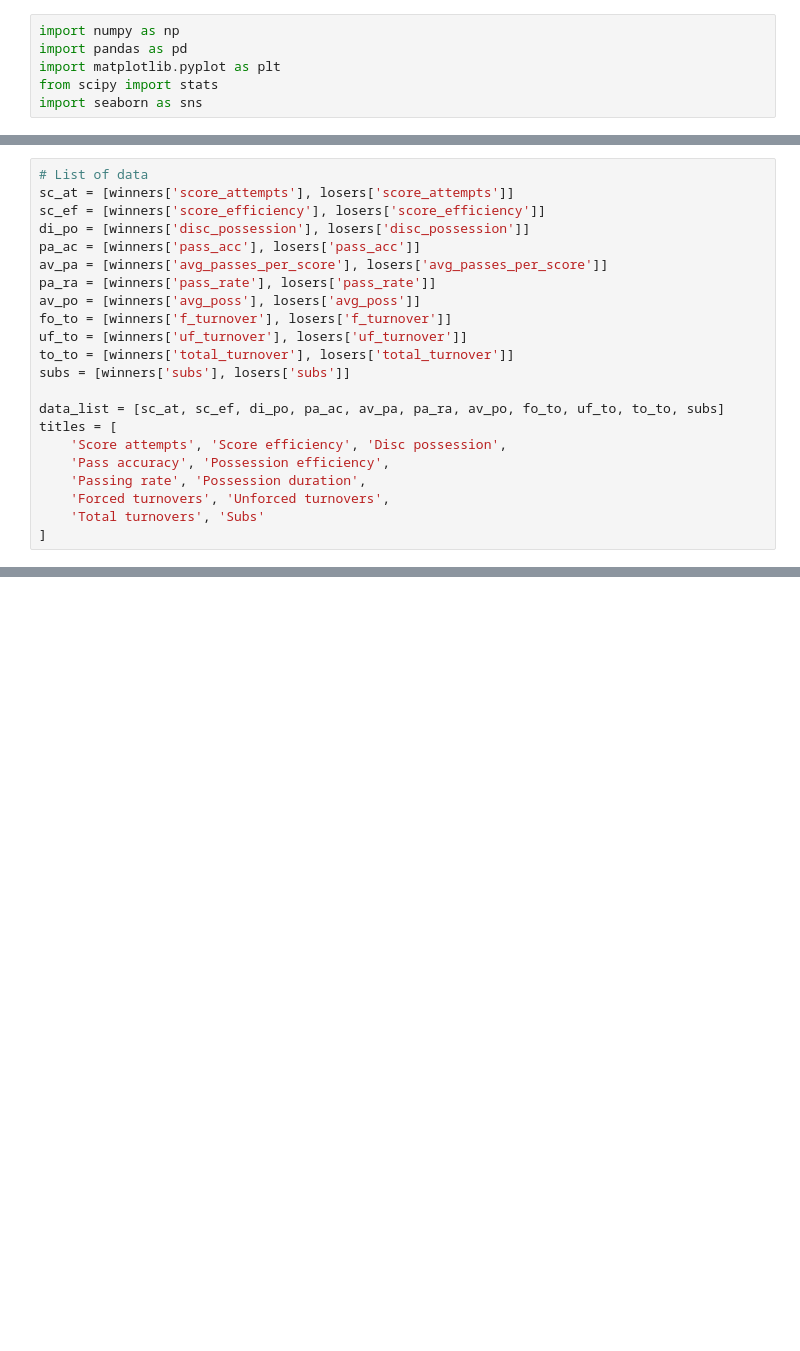
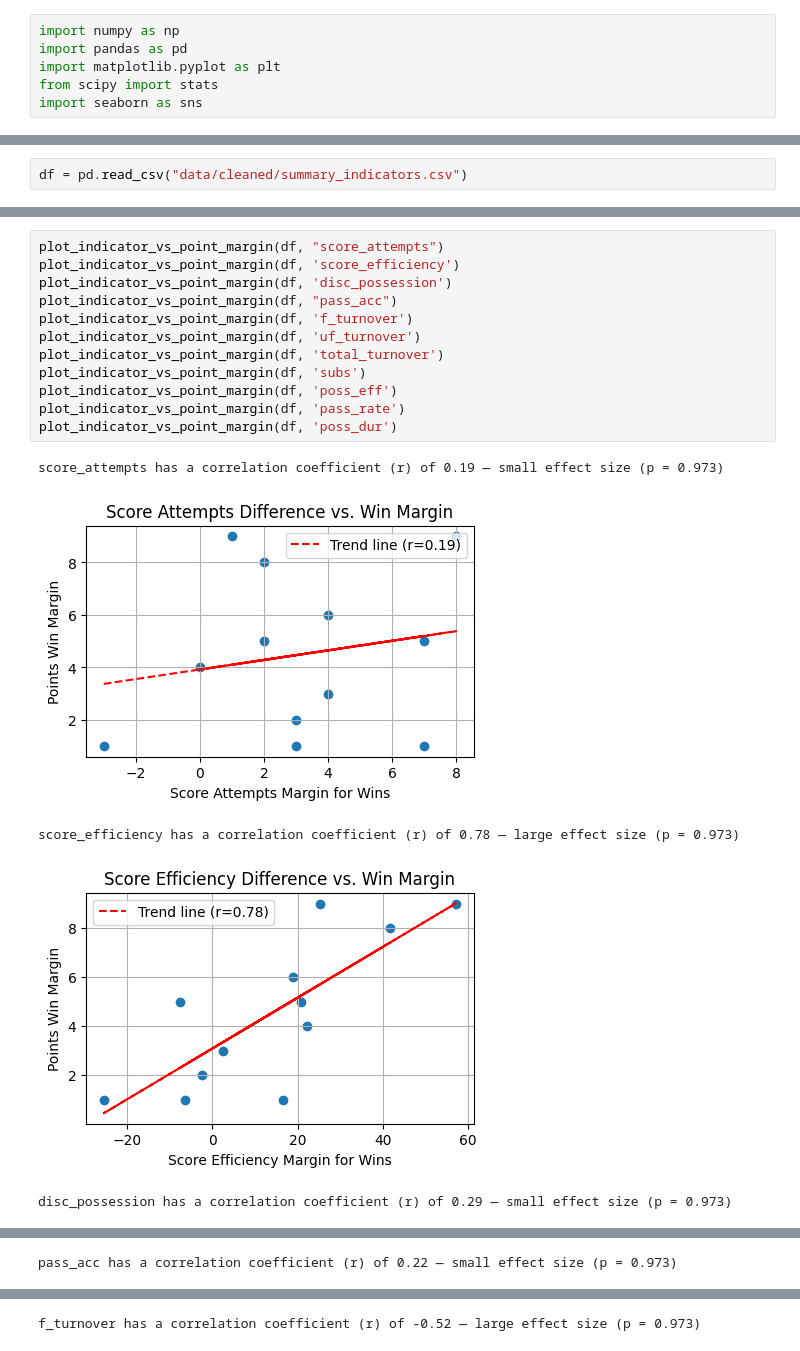
Before and after one commit to porseleyn/UF_Thesis_Analyses, a Jupyter notebook: inferential_statistics.ipynb, the cells around one changed output, grey strips where cells are left out. Saved outputs shown, nothing was run; the diff lists cells and outputs as text; blank space fills up the shorter version.

```diff
--- a/inferential_statistics.ipynb
+++ b/inferential_statistics.ipynb
@@ -263,22 +221,0 @@ plt.show()
-# %%
-# List of data
-sc_at = [winners['score_attempts'], losers['score_attempts']]
-sc_ef = [winners['score_efficiency'], losers['score_efficiency']]
-di_po = [winners['disc_possession'], losers['disc_possession']]
-pa_ac = [winners['pass_acc'], losers['pass_acc']]
-av_pa = [winners['avg_passes_per_score'], losers['avg_passes_per_score']]
-pa_ra = [winners['pass_rate'], losers['pass_rate']]
-av_po = [winners['avg_poss'], losers['avg_poss']]
-fo_to = [winners['f_turnover'], losers['f_turnover']]
-uf_to = [winners['uf_turnover'], losers['uf_turnover']]
-to_to = [winners['total_turnover'], losers['total_turnover']]
-subs = [winners['subs'], losers['subs']]
-
-data_list = [sc_at, sc_ef, di_po, pa_ac, av_pa, pa_ra, av_po, fo_to, uf_to, to_to, subs]
-titles = [
-    'Score attempts', 'Score efficiency', 'Disc possession',
-    'Pass accuracy', 'Possession efficiency',
-    'Passing rate', 'Possession duration',
-    'Forced turnovers', 'Unforced turnovers',
-    'Total turnovers', 'Subs'
-]
@@ -320,0 +356,2 @@ Subs: t=-0.845, p=0.4072
+# %%
+df = pd.read_csv("data/cleaned/summary_indicators.csv")
@@ -320,0 +428,18 @@ Subs: t=-0.845, p=0.4072
+# %%
+plot_indicator_vs_point_margin(df, "score_attempts")
+plot_indicator_vs_point_margin(df, 'score_efficiency')
+plot_indicator_vs_point_margin(df, 'disc_possession')
+plot_indicator_vs_point_margin(df, "pass_acc")
+plot_indicator_vs_point_margin(df, 'f_turnover')
+plot_indicator_vs_point_margin(df, 'uf_turnover')
+plot_indicator_vs_point_margin(df, 'total_turnover')
+plot_indicator_vs_point_margin(df, 'subs')
+plot_indicator_vs_point_margin(df, 'poss_eff')
+plot_indicator_vs_point_margin(df, 'pass_rate')
+plot_indicator_vs_point_margin(df, 'poss_dur')
+# %% [output]
+score_attempts has a correlation coefficient (r) of 0.19 — small effect size (p = 0.973)
+[figure, added]
+score_efficiency has a correlation coefficient (r) of 0.78 — large effect size (p = 0.973)
+[figure, added]
+disc_possession has a correlation coefficient (r) of 0.29 — small effect size (p = 0.973)
@@ -320,0 +447 @@ Subs: t=-0.845, p=0.4072
+pass_acc has a correlation coefficient (r) of 0.22 — small effect size (p = 0.973)
@@ -320,0 +449 @@ Subs: t=-0.845, p=0.4072
+f_turnover has a correlation coefficient (r) of -0.52 — large effect size (p = 0.973)
```
Also changed, not shown: parts of 26 cells of this notebook, 39 other files.
